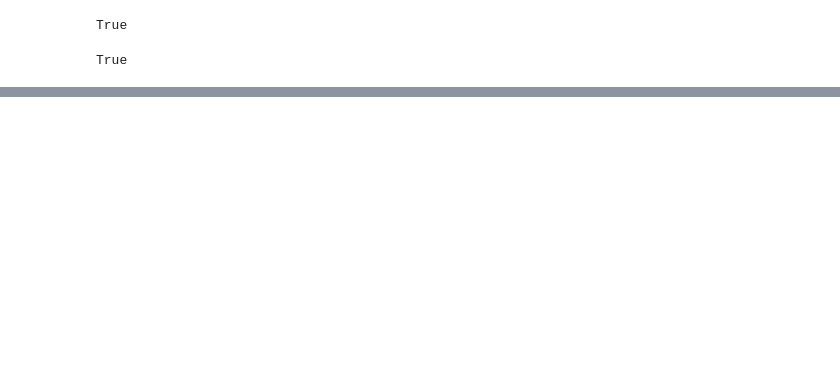
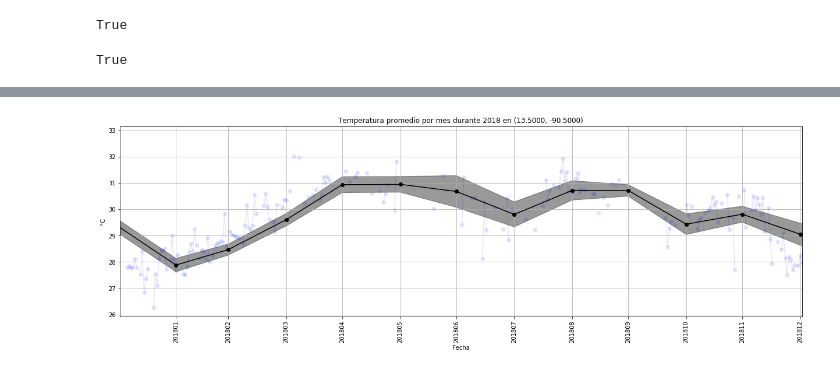
Before and after one commit to Guitlle/Marea-Roja-en-Guatemala, a Jupyter notebook: explorar-datos/Datos Historicos - explorar.ipynb, the cells around one changed output, grey strips where cells are left out. Cells and saved outputs as stored; diff of their text form; code cells hidden in the pictures; blank space fills up the shorter version.

```diff
--- a/explorar-datos/Datos Historicos - explorar.ipynb
+++ b/explorar-datos/Datos Historicos - explorar.ipynb
@@ -81,2 +82,8 @@ stderr = 2* monthlystd / np.sqrt(monthlyn)
+# %%
+def countNotNas(d,axis):
+    return np.sum(np.isnan(d)==False, axis=axis)
+monthlystd = resampling.reduce(np.nanstd, dim="date")
+monthlyn = resampling.reduce(countNotNas, dim="date")
+stderr = 2* monthlystd / np.sqrt(monthlyn)
 # %%
 # Temperatura mensual
@@ -103,0 +113,27 @@ None
+# %%
+# Temperatura mensual
+mlp.rcParams["figure.figsize"] = (21, 6)
+ax = plt.subplot(111)
+x = pd.DatetimeIndex(start="2010-01-01", end="2019-06-01", freq="1M")
+y = monthlymeans.sel(lat = lat, lon=lon, method="nearest").values
+err = stderr.sel(lat = lat, lon=lon, method="nearest").values
+
+plt.plot(concat.date.values, concat.sel(lat = lat, lon=lon, method="nearest").values, marker="o", color="blue", alpha=0.1)
+
+plt.plot(x, monthlymeans.sel(lat = lat, lon=lon, method="nearest").values, marker="o", color="black")
+#plt.errorbar([calendar.month_abbr[i] for i in monthlymeans.month.values], monthlymeans.sel(lat = lat, lon=lon, method="nearest").values, marker="o", capsize=15,
+#             yerr= stderr.sel(lat = lat, lon=lon, method="nearest").values)
+plt.fill_between(x, y+err, y-err, color="black", alpha=0.4)
+
+plt.grid("on")
+plt.title("Temperatura promedio por mes durante 2018 en ({0:.4f}, {1:.4f})".format(lat,lon))
+
+plt.xticks(x, x.map(lambda x: x.year *100 + x.month), rotation=90)
+plt.xlim(pd.to_datetime("2018-01-01"), pd.to_datetime("2019-01-01"))
+
+plt.ylabel("°C")
+plt.xlabel("Fecha")
+
+None
+# %% [output]
+[figure, added]
```
Also changed, not shown: parts of 10 cells of this notebook.
